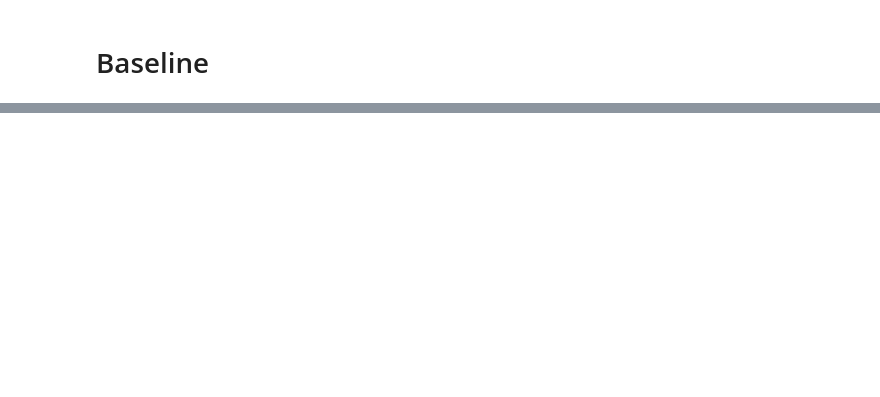
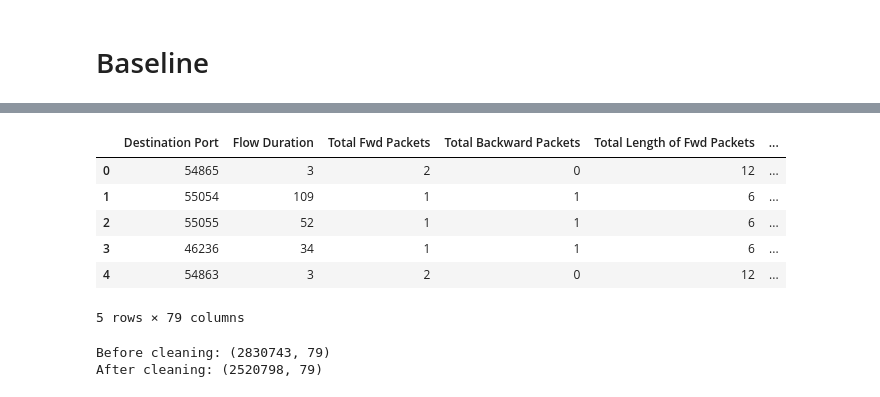
Before and after one commit to ramuld12/Property-based-Neural-Network-Verification, a Jupyter notebook: baseline/baseline.ipynb, the cells around one changed output, grey strips where cells are left out. Saved outputs shown, nothing was run; the diff lists cells and outputs as text; code cells hidden in the pictures; blank space fills up the shorter version.

```diff
--- a/baseline/baseline.ipynb
+++ b/baseline/baseline.ipynb
@@ -5,6 +16,7 @@ import kagglehub
 # %%
 # Download dataset
-path = kagglehub.dataset_download("chethuhn/network-intrusion-dataset")
+base_path = kagglehub.dataset_download("chethuhn/network-intrusion-dataset")
 
-print("Path to dataset files:", path)
+files = [os.path.join(base_path, f) for f in os.listdir(base_path)]
+print("Total files:", len(files))
 # %% [output]
@@ -13,0 +24,11 @@ Path to dataset files: C:\Users\Rasmus\.cache\kagglehub\datasets\chethuhn\networ
+# %%
+df_list = []
+
+for file in files:
+    print("Reading:", file)
+    df = pd.read_csv(file)
+    df_list.append(df)
+
+full_df = pd.concat(df_list, ignore_index=True)
+
+print("Final Shape:", full_df.shape)
@@ -13,0 +45,26 @@ Path to dataset files: C:\Users\Rasmus\.cache\kagglehub\datasets\chethuhn\networ
+# %%
+full_df.head()
+# %% [output]
+|  | Destination Port | Flow Duration | Total Fwd Packets | Total Backward Packets | Total Length of Fwd Packets | ... |
+| 0 | 54865 | 3 | 2 | 0 | 12 | ... |
+| 1 | 55054 | 109 | 1 | 1 | 6 | ... |
+| 2 | 55055 | 52 | 1 | 1 | 6 | ... |
+| 3 | 46236 | 34 | 1 | 1 | 6 | ... |
+| 4 | 54863 | 3 | 2 | 0 | 12 | ... |
+5 rows × 79 columns
+# %%
+print("Before cleaning:", full_df.shape)
+
+# Remove duplicates
+full_df.drop_duplicates(inplace=True)
+
+# Replace infinity values with NaN
+full_df.replace([np.inf, -np.inf], np.nan, inplace=True)
+
+# Drop missing values
+full_df.dropna(inplace=True)
+
+print("After cleaning:", full_df.shape)
+# %% [output]
+Before cleaning: (2830743, 79)
+After cleaning: (2520798, 79)
```
Also changed, not shown: parts of 11 cells of this notebook, 2 other files.
